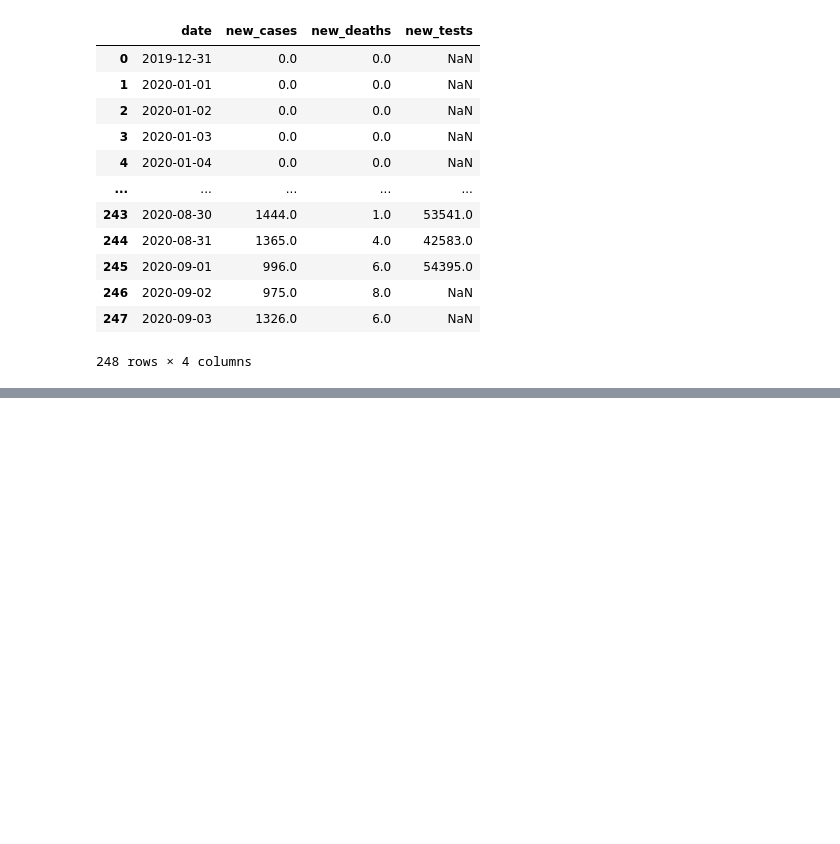
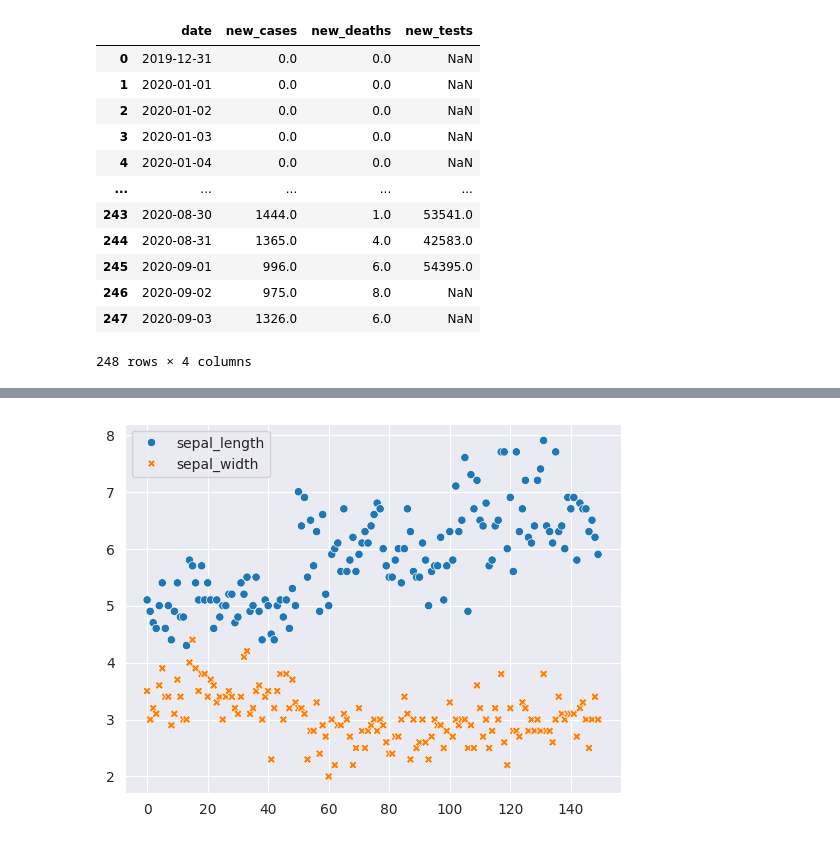
Before and after one commit to Shreya-kudale-19/ml_basics, a Jupyter notebook: ML_using_py.ipynb, the cells around one changed output, grey strips where cells are left out. Drawn from its saved outputs; the diff is of its cells as text; code cells hidden in the pictures; blank space fills up the shorter version.

```diff
--- a/ML_using_py.ipynb
+++ b/ML_using_py.ipynb
@@ -315,0 +422,3 @@ df
+# %%
+flower_df = sns.load_dataset('iris')
+flower_df
@@ -315,0 +439,6 @@ df
+# %%
+sns.set_style('darkgrid')
+# %%
+sns.scatterplot(data = (flower_df.sepal_length,flower_df.sepal_width));
+# %% [output]
+[figure, added]
```
Also changed, not shown: parts of 21 cells of this notebook.
